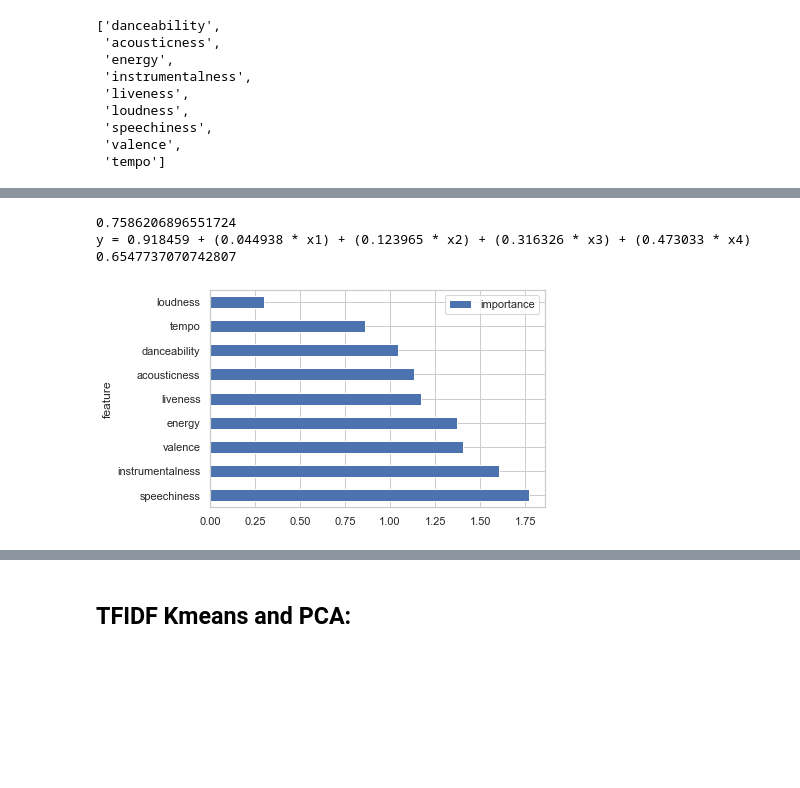
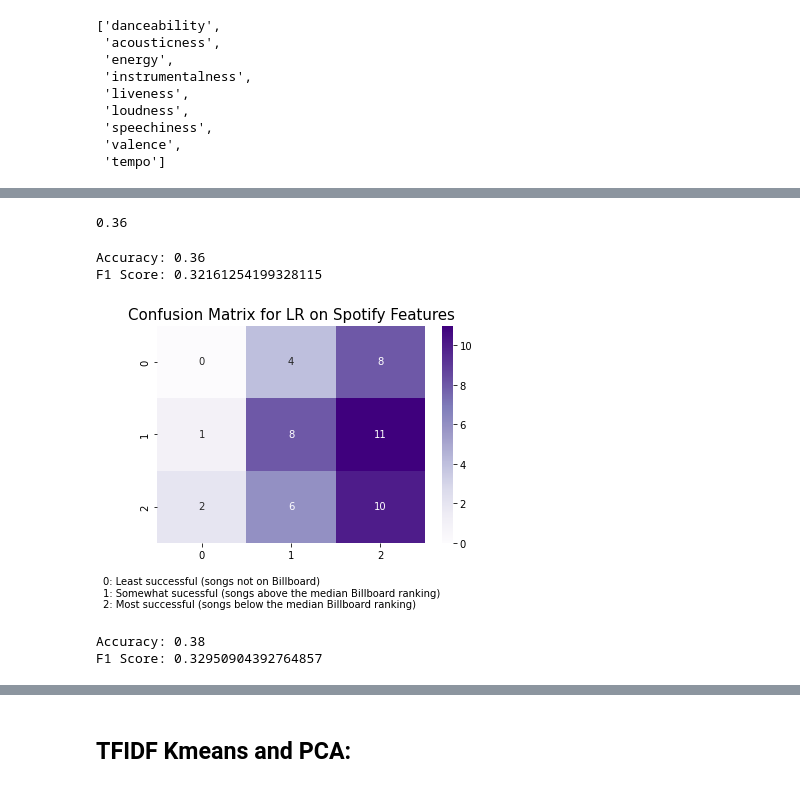
Before and after one commit to scharfsteina/BigDataFinalProject, a Jupyter notebook: analysis.ipynb, the cells around one changed output, grey strips where cells are left out. Saved outputs shown, nothing was run; the diff lists cells and outputs as text; code cells hidden in the pictures; blank space fills up the shorter version.

```diff
--- a/analysis.ipynb
+++ b/analysis.ipynb
@@ -83,27 +73,28 @@ pd.crosstab(data.album,data.on_billboard)
-# %%
-model = LogisticRegression(random_state=0).fit(data[features].values, data['On Billboard'].values)
-score = model.score(data[features].values, data['On Billboard'].values)
-print(score) # 75 % is not great
-
-w0 = model.intercept_[0]
-w = model.coef_[0]
-
-equation = "y = %f + (%f * x1) + (%f * x2) + (%f * x3) + (%f * x4)" % (w0, w[0], w[1], w[2], w[3])
-print(equation)
-
-idx = 99
-x = data.iloc[idx][features].values
-y = model.predict_proba(x.reshape(1, -1))[0]
-print(y[1])
-
-feature_importance = pd.DataFrame(features, columns = ["feature"])
-feature_importance["importance"] = pow(math.e, w)
-feature_importance = feature_importance.sort_values(by = ["importance"], ascending=False)
-
-ax = feature_importance.plot.barh(x='feature', y='importance')
-plt.show()
-# %% [output]
-0.7586206896551724
-y = 0.918459 + (0.044938 * x1) + (0.123965 * x2) + (0.316326 * x3) + (0.473033 * x4)
-0.6547737070742807
-[figure, removed]
+# %%
+model_lr = LogisticRegression().fit(X_train, y_train)
+score = model_lr.score(X_test, y_test)
+score # 36 % is not good
+# %% [output]
+0.36
+# %%
+def evaluate_model(model):
+    y_pred = model.predict(X_test)
+    accuracy = accuracy_score(y_test, y_pred)
+    f1score = f1_score(y_test, y_pred, average='weighted')
+    confusionmatrix = confusion_matrix(y_test, y_pred)
+    return {'y_pred': y_pred, 'accuracy': accuracy, 'f1': f1score, 'confusion': confusionmatrix}
+
+def disp_confusion(c, title):
+    sns.heatmap(c, annot=True, cmap="Purples")
+    plt.title(f"Confusion Matrix for {title} Features", fontsize = 15)
+    plt.figtext(0,-.1,"0: Least successful (songs not on Billboard)\n1: Somewhat sucessful (songs above the median Billboard ranking)\n2: Most successful (songs below the median Billboard ranking)");
+# %%
+lr_results = evaluate_model(model_lr)
+print(f"Accuracy: {lr_results['accuracy']}\nF1 Score: {lr_results['f1']}\n")
+# %% [output]
+Accuracy: 0.36
+F1 Score: 0.32161254199328115
+# %%
+disp_confusion(lr_results['confusion'], title="LR on Spotify")
+# %% [output]
+[figure, added]
@@ -109,0 +103,6 @@ y = 0.918459 + (0.044938 * x1) + (0.123965 * x2) + (0.316326 * x3) + (0.473033 *
+# %%
+rf_results = evaluate_model(model_rf)
+print(f"Accuracy: {rf_results['accuracy']}\nF1 Score: {rf_results['f1']}\n")
+# %% [output]
+Accuracy: 0.38
+F1 Score: 0.32950904392764857
```
Also changed, not shown: parts of 26 cells of this notebook, 9 other files.
